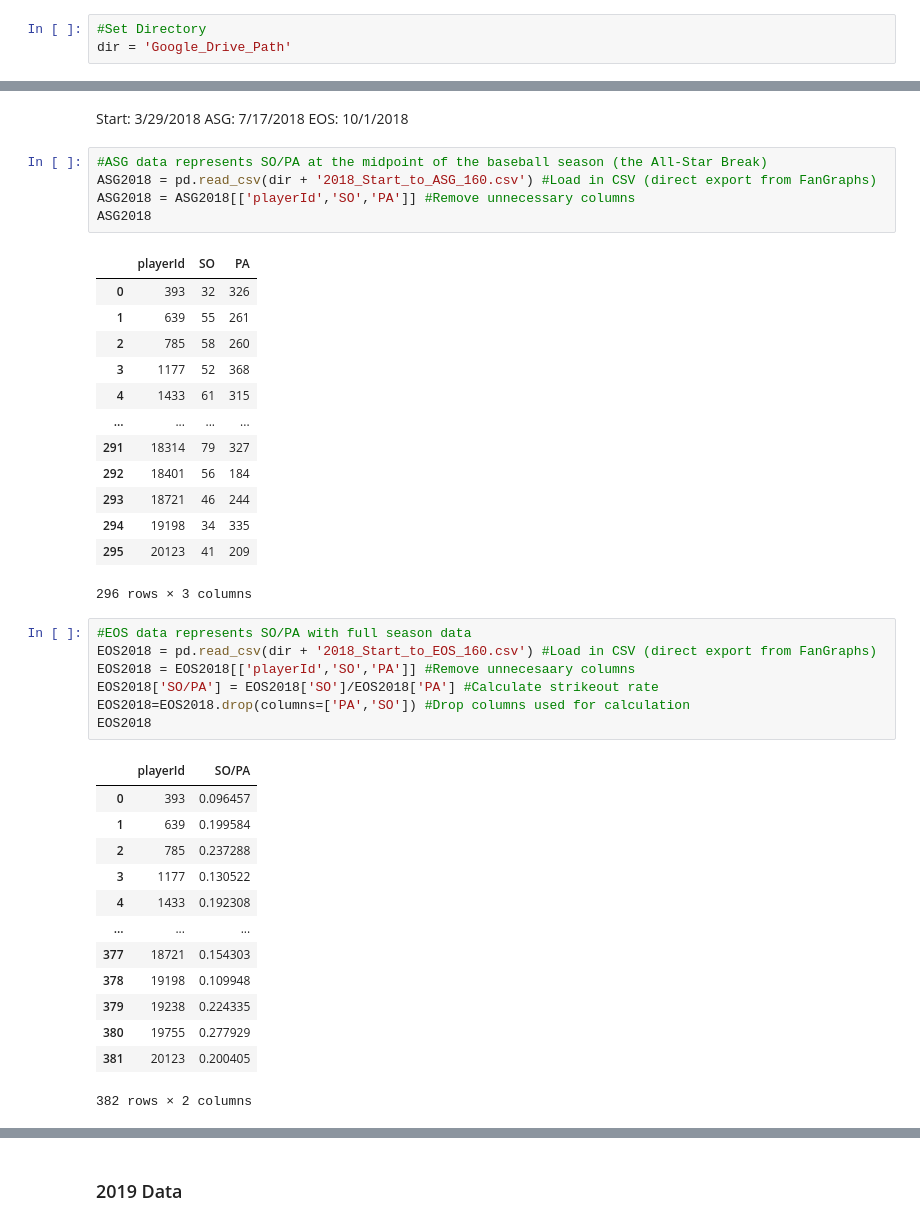
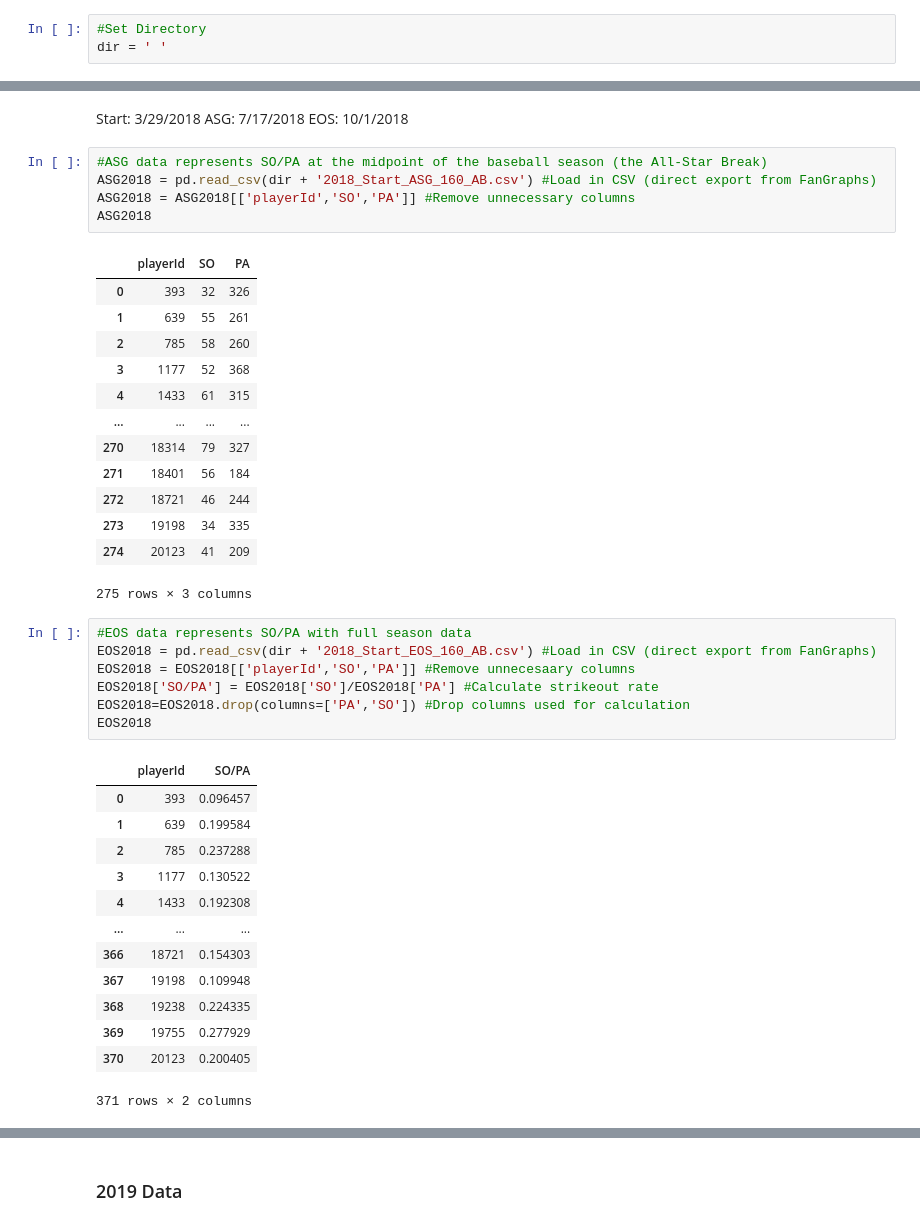
Before and after one commit to Alee-M/Taking_a_Swing_at_Probability_Neural_Networks_Comparison, a Jupyter notebook: BNN_Ensemble_Comparison_Data_Cleaning_Final.ipynb, the cells around one changed output, grey strips where cells are left out. Cells and saved outputs as stored; diff of their text form.

```diff
--- a/BNN_Ensemble_Comparison_Data_Cleaning_Final.ipynb
+++ b/BNN_Ensemble_Comparison_Data_Cleaning_Final.ipynb
@@ -16,7 +16,7 @@ from sklearn.preprocessing import MinMaxScaler
 from sklearn.model_selection import train_test_split
 # %%
 #Set Directory
-dir = 'Google_Drive_Path'
+dir = ' '
 # %% [markdown]
 ###2017 Data
 # %% [markdown]
@@ -90,26 +90,26 @@ ASG: 7/17/2018
 EOS: 10/1/2018
 # %%
 #ASG data represents SO/PA at the midpoint of the baseball season (the All-Star Break)
-ASG2018 = pd.read_csv(dir + '2018_Start_to_ASG_160.csv') #Load in CSV (direct export from FanGraphs)
+ASG2018 = pd.read_csv(dir + '2018_Start_ASG_160_AB.csv') #Load in CSV (direct export from FanGraphs)
 ASG2018 = ASG2018[['playerId','SO','PA']] #Remove unnecessary columns
 ASG2018
 # %% [output]
 |  | playerId | SO | PA |
 | 0 | 393 | 32 | 326 |
 | 1 | 639 | 55 | 261 |
 | 2 | 785 | 58 | 260 |
 | 3 | 1177 | 52 | 368 |
 | 4 | 1433 | 61 | 315 |
 | ... | ... | ... | ... |
-| 291 | 18314 | 79 | 327 |
-| 292 | 18401 | 56 | 184 |
-| 293 | 18721 | 46 | 244 |
-| 294 | 19198 | 34 | 335 |
-| 295 | 20123 | 41 | 209 |
+| 270 | 18314 | 79 | 327 |
+| 271 | 18401 | 56 | 184 |
+| 272 | 18721 | 46 | 244 |
+| 273 | 19198 | 34 | 335 |
+| 274 | 20123 | 41 | 209 |
-296 rows × 3 columns
+275 rows × 3 columns
 # %%
 #EOS data represents SO/PA with full season data
-EOS2018 = pd.read_csv(dir + '2018_Start_to_EOS_160.csv') #Load in CSV (direct export from FanGraphs)
+EOS2018 = pd.read_csv(dir + '2018_Start_EOS_160_AB.csv') #Load in CSV (direct export from FanGraphs)
 EOS2018 = EOS2018[['playerId','SO','PA']] #Remove unnecesaary columns
 EOS2018['SO/PA'] = EOS2018['SO']/EOS2018['PA'] #Calculate strikeout rate
 EOS2018=EOS2018.drop(columns=['PA','SO']) #Drop columns used for calculation
@@ -122,12 +122,12 @@ EOS2018
 | 3 | 1177 | 0.130522 |
 | 4 | 1433 | 0.192308 |
 | ... | ... | ... |
-| 377 | 18721 | 0.154303 |
-| 378 | 19198 | 0.109948 |
-| 379 | 19238 | 0.224335 |
-| 380 | 19755 | 0.277929 |
-| 381 | 20123 | 0.200405 |
+| 366 | 18721 | 0.154303 |
+| 367 | 19198 | 0.109948 |
+| 368 | 19238 | 0.224335 |
+| 369 | 19755 | 0.277929 |
+| 370 | 20123 | 0.200405 |
-382 rows × 2 columns
+371 rows × 2 columns
 # %%
 #Create merged data for 2018
 data2018 = pd.merge(ASG2018, EOS2018, on=['playerId'], how='inner') #Merge data at All-Star_Break with data at End of Season, inner join -> only players in both datasets
```
Also changed, not shown: parts of 18 cells of this notebook.
